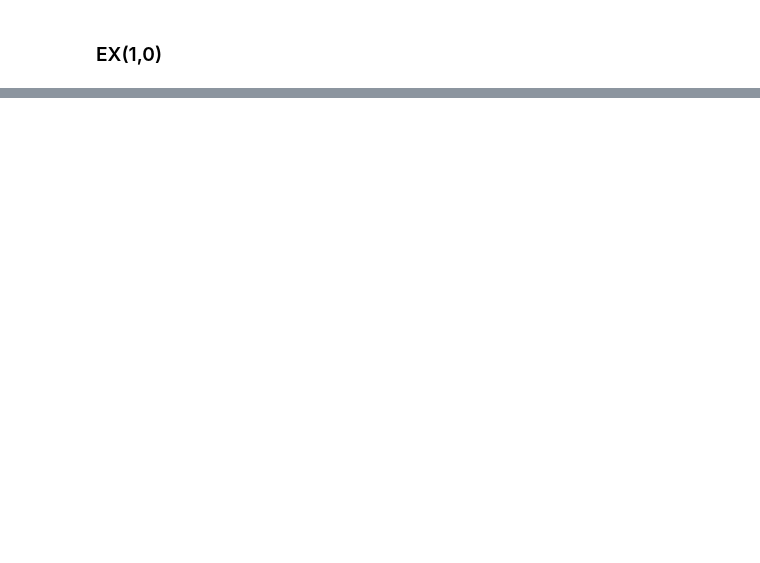
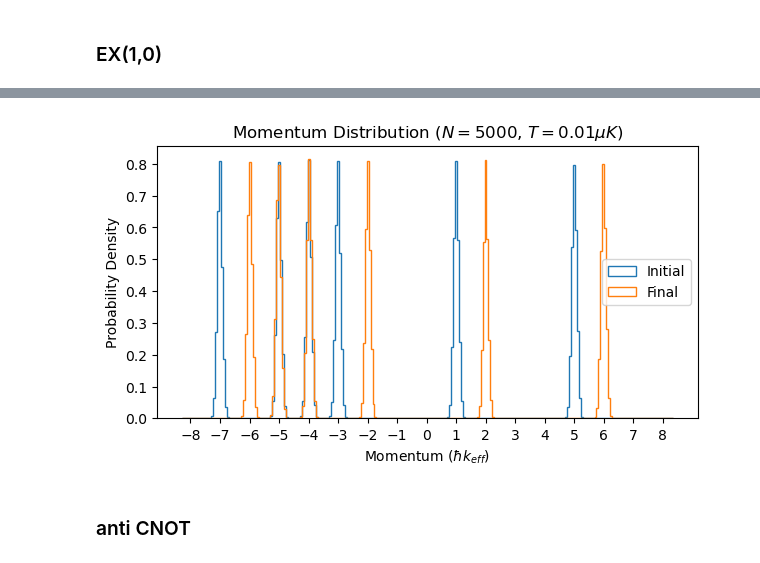
Before and after one commit to tr2g20/simulations, a Jupyter notebook: two_qubit_gates.ipynb, the cells around one changed output, grey strips where cells are left out. Saved outputs shown, nothing was run; the diff lists cells and outputs as text; code cells hidden in the pictures; blank space fills up the shorter version.

Commit message:
2 qubit gate testing. also added gen_MDFE_seq() to sequences.py

```diff
--- a/two_qubit_gates.ipynb
+++ b/two_qubit_gates.ipynb
@@ -47,0 +70,74 @@ print(len(wave_func))
+# %%
+# plotting momentum distribution
+N = 5000
+Temp = 0.01e-6
+
+p_min = -8
+p_max = 8
+basis = np.arange(p_min, p_max + 1)
+
+rabi_freq = 2*pi*1000000000000
+rabi_time = 2*pi/rabi_freq
+
+time_steps = 1
+
+initial_state = np.zeros(shape=len(basis), dtype=np.complex128)
+initial_state[13] = 1
+initial_state[9] = 1
+initial_state[5] = 1
+initial_state[1] = 1
+initial_state[3] = 1
+initial_state[4] = 1
+
+initial_state = initial_state/ np.linalg.norm(initial_state)
+
+omega_time = 2*pi/omega_eg #chosen to be much larger than recoil shift
+
+print("initial wave func")
+print(initial_state)
+print("probs:")
+print(np.round(np.square(np.abs(initial_state)), 5))
+
+exchange = PulseSequence()
+
+freevolve_fivefour = FreeEvolution(laser_det=(np.full(time_steps, omega_eg/2)), duration=5*omega_time/4) #5pi/4
+freevolve_onetwo = FreeEvolution(laser_det=(np.full(time_steps, omega_eg/2)), duration=omega_time/2) #pi/2
+MDFE_quartpi = gen_MDFE_seq(free_time=pi/(4*dR), rabi_freq=rabi_freq, time_steps=time_steps)
+halfpi_pulse1 = DownPulse(laser_det=np.full(time_steps, dR), phase=np.full(time_steps, pi/4), rabi_freq=np.full(time_steps, rabi_freq), duration=rabi_time/4)
+halfpi_pulse2 = DownPulse(laser_det=np.full(time_steps, dR), phase=np.full(time_steps, pi), rabi_freq=np.full(time_steps, rabi_freq), duration=rabi_time/4)
+
+exchange.add_pulses([freevolve_fivefour, halfpi_pulse1, MDFE_quartpi, halfpi_pulse2, freevolve_onetwo])
+
+# exchange_fast = PulseSequence()
+
+# freevolve_fivefour = FreeEvolution(laser_det=(np.full(1, omega_eg/2)), duration=5*omega_time/4) #5pi/4
+# freevolve_onetwo = FreeEvolution(laser_det=(np.full(1, omega_eg/2)), duration=omega_time/2) #pi/2
+# MDFE_quartpi = gen_MDFE_seq(free_time=pi/(4*dR), rabi_freq=rabi_freq, time_steps=1)
+# halfpi_pulse1 = DownPulse(laser_det=np.full(1, dR), phase=np.full(1, pi/4), rabi_freq=np.full(1, rabi_freq), duration=rabi_time/4)
+# halfpi_pulse2 = DownPulse(laser_det=np.full(1, dR), phase=np.full(1, pi), rabi_freq=np.full(1, rabi_freq), duration=rabi_time/4)
+
+# exchange_fast.add_pulses([freevolve_fivefour, halfpi_pulse1, MDFE_quartpi, halfpi_pulse2, freevolve_onetwo])
+
+
+
+wave_func, times = simulate_pulses_single_atom(pulse_seq= exchange, basis= basis, initial_state=initial_state, d_shift=0)
+
+moms, fracs, _ = simulate_pulses_p_dist(pulse_seq=exchange, Temp=Temp, no_atoms=N, basis=basis, initial_state=initial_state)
+
+print("final wave func:")
+print(np.round(wave_func[-1,:], 3))
+print("probs:")
+print(np.round(np.square(np.abs(wave_func[-1,:])), 3))
+
+moms = moms/(hbar*k_eff)
+
+probs = np.abs(wave_func)**2
+
+# fig1, (ax1, ax2) = plt.subplots(2, 1, figsize=(6, 7.5), layout= 'constrained')
+fig1, ax2 = plt.subplots(1, 1, figsize=(6, 3.5), layout= 'constrained')
+
+# plot_state_trajectories(ax= ax1, wavefunc= probs, time_array= times, basis= basis, title= r'State trajectories ($\delta_D = 0$)', contains_title= True)
+plot_hist(ax= ax2, mom_vals= moms, fracs= fracs, n_bins= 250, n_atoms= N, temp=Temp, contains_title= True)
+
+ax2.set_xticks(basis);
+# %% [output]
@@ -47,0 +161,3 @@ print(len(wave_func))
+[figure, added]
+# %% [markdown]
+### anti CNOT
```
Also changed, not shown: parts of 4 cells of this notebook, 3 other files.
